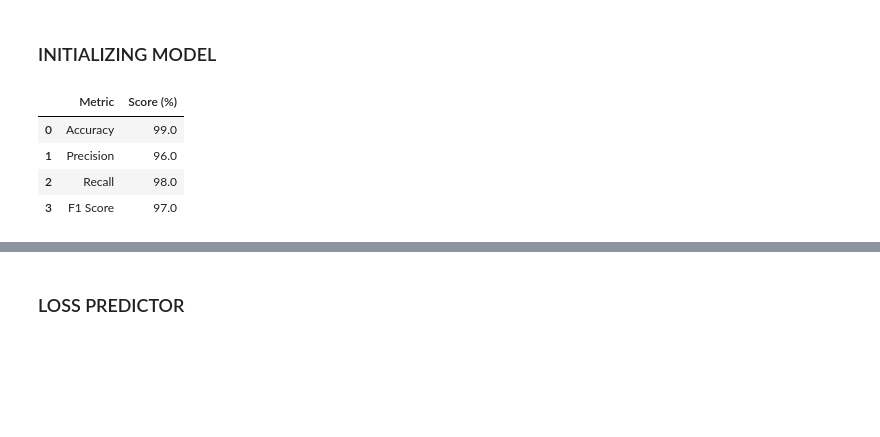
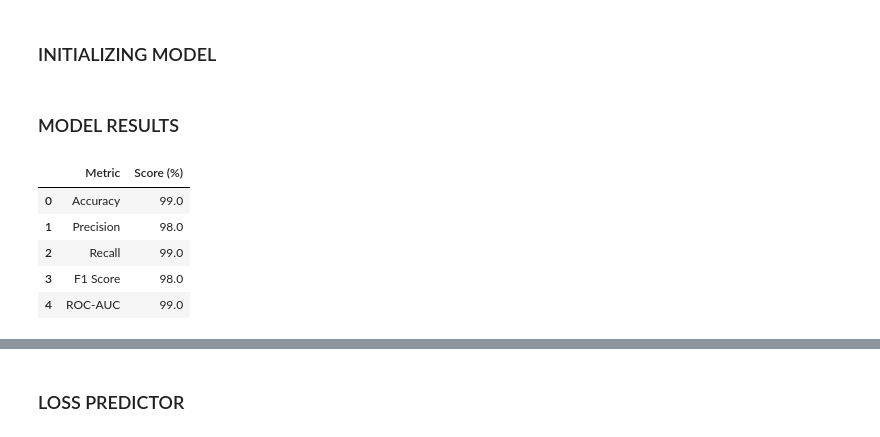
Before and after one commit to Stephen-Adwini-Badu/08.-J.P-Morgan-Project, a Jupyter notebook: Loan Default Prediction Notebook.ipynb, the cells around one changed output, grey strips where cells are left out. Saved outputs shown, nothing was run; the diff lists cells and outputs as text; code cells hidden in the pictures; blank space fills up the shorter version.

```diff
--- a/Loan Default Prediction Notebook.ipynb
+++ b/Loan Default Prediction Notebook.ipynb
@@ -110,21 +111,25 @@ rf_classifier.fit(X_train, y_train)
 
 # Make predictions
 y_pred = rf_classifier.predict(X_test)
+# %% [markdown]
+### MODEL RESULTS
 # %%
 # Evaluate the model and represent the results in percentages
 results = pd.DataFrame({
-    'Metric': ['Accuracy', 'Precision', 'Recall', 'F1 Score'],
+    'Metric': ['Accuracy', 'Precision', 'Recall', 'F1 Score', 'ROC-AUC'],
     'Score (%)': [
         round(accuracy_score(y_test, y_pred) * 100, 0),
         round(precision_score(y_test, y_pred) * 100, 0),
         round(recall_score(y_test, y_pred) * 100, 0),
-        round(f1_score(y_test, y_pred) * 100, 0)]})
+        round(f1_score(y_test, y_pred) * 100, 0),
+        round(roc_auc_score(y_test, y_pred) * 100, 0)]})
 
 #Previewing results
 results
 # %% [output]
 |  | Metric | Score (%) |
 | 0 | Accuracy | 99.0 |
-| 1 | Precision | 96.0 |
-| 2 | Recall | 98.0 |
-| 3 | F1 Score | 97.0 |
+| 1 | Precision | 98.0 |
+| 2 | Recall | 99.0 |
+| 3 | F1 Score | 98.0 |
+| 4 | ROC-AUC | 99.0 |
```
Also changed, not shown: parts of 4 cells of this notebook.
